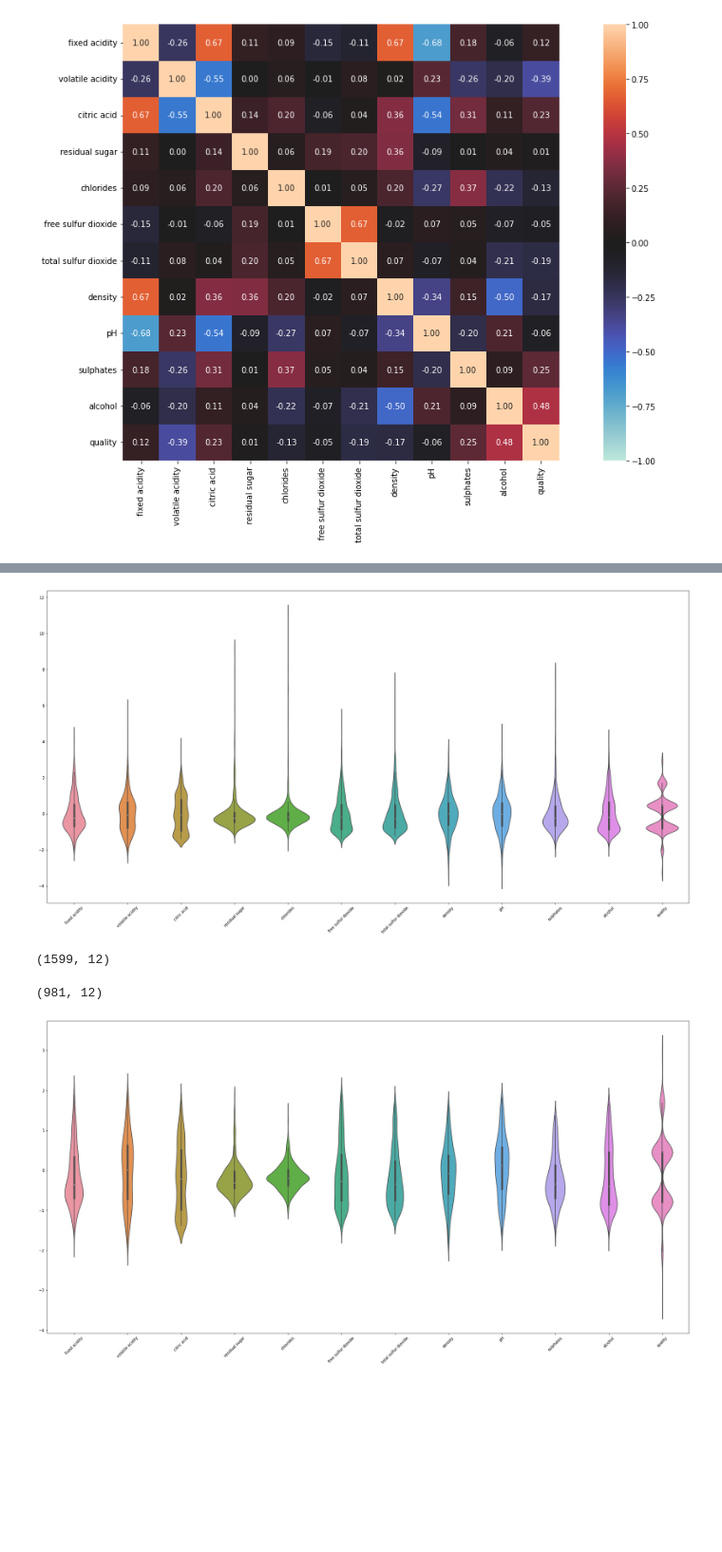
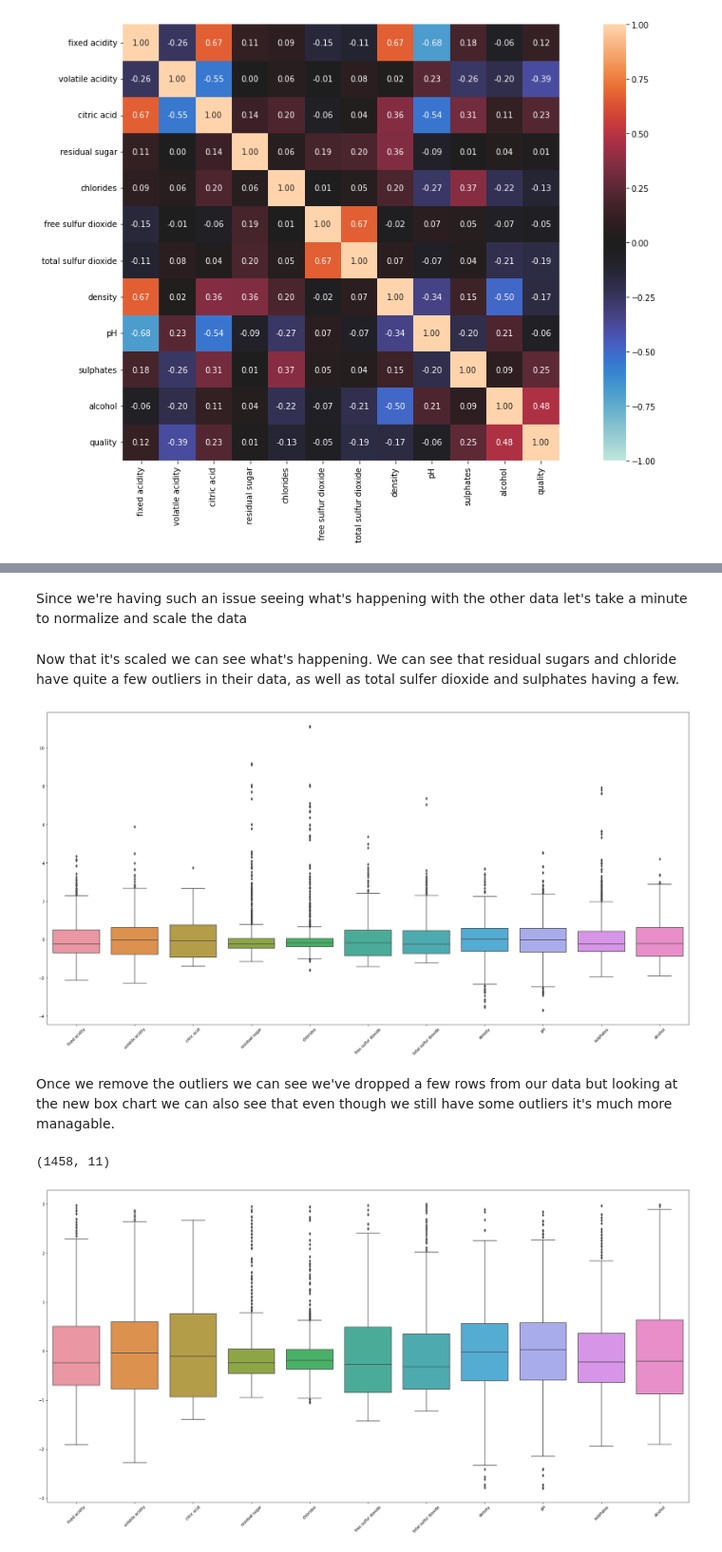
Before and after one commit to BarnetteME1/Red-Wine-Quality, a Jupyter notebook: data_exploration.ipynb, the cells around one changed output, grey strips where cells are left out. Shown at 95% size. Saved outputs shown, nothing was run; the diff lists cells and outputs as text; code cells hidden in the pictures; blank space fills up the shorter version.

```diff
--- a/data_exploration.ipynb
+++ b/data_exploration.ipynb
@@ -65,9 +68,7 @@ def normalize_scale(df):
         df.loc[:, col] = scaler.fit_transform(normalizer_array.reshape(-1, 1))
 
     return df
+
+def remove_outliers(df):
+    df = df[(np.abs(sp.stats.zscore(df)) < 3).all(axis=1)]
+    return df
-# %%
-def remove_outliers(df):
-    for col in df.columns.values:
-        if col != 'quality':
-            df = df[(df[col] >= (df[col].mean() - (2 * df[col].std()))) & (df[col] <= (df[col].mean() + (2 * df[col].std())))]
-    return df
@@ -73,0 +77,2 @@ def remove_outliers(df):
+# %%
+y = df.pop('quality')
@@ -74,13 +86,20 @@ def remove_outliers(df):
+# %% [markdown]
+Since we're having such an issue seeing what's happening with the other data let's take a minute to normalize and scale the data
 # %%
 df = normalize_scale(df)
+# %% [markdown]
+Now that it's scaled we can see what's happening. We can see that residual sugars and chloride have quite a few outliers in their data, as well as total sulfer dioxide and sulphates having a few.
 # %%
 fig, ax = plt.subplots(figsize=(30, 15))
 ax.set_xticklabels(ax.get_xticklabels(),rotation = 45)
-sns.violinplot(data=df, ax=ax)
+sns.boxplot(data=df, ax=ax)
 plt.show()
 # %% [output]
-[figure, old version]
+[figure, new version]
+# %% [markdown]
+Once we remove the outliers we can see we've dropped a few rows from our data but looking at the new box chart we can also see that even though we still have some outliers it's much more managable.
 # %%
+df = remove_outliers(df)
 df.shape
 # %% [output]
-(1599, 12)
+(1458, 11)
@@ -89,11 +106,7 @@ df = remove_outliers(df)
-# %%
-df.shape
-# %% [output]
-(981, 12)
 # %%
 fig, ax = plt.subplots(figsize=(30, 15))
 ax.set_xticklabels(ax.get_xticklabels(),rotation = 45)
-sns.violinplot(data=df, ax=ax)
+sns.boxplot(data=df, ax=ax)
 plt.show()
 # %% [output]
-[figure, old version]
+[figure, new version]
```
Also changed, not shown: parts of 12 cells of this notebook.
